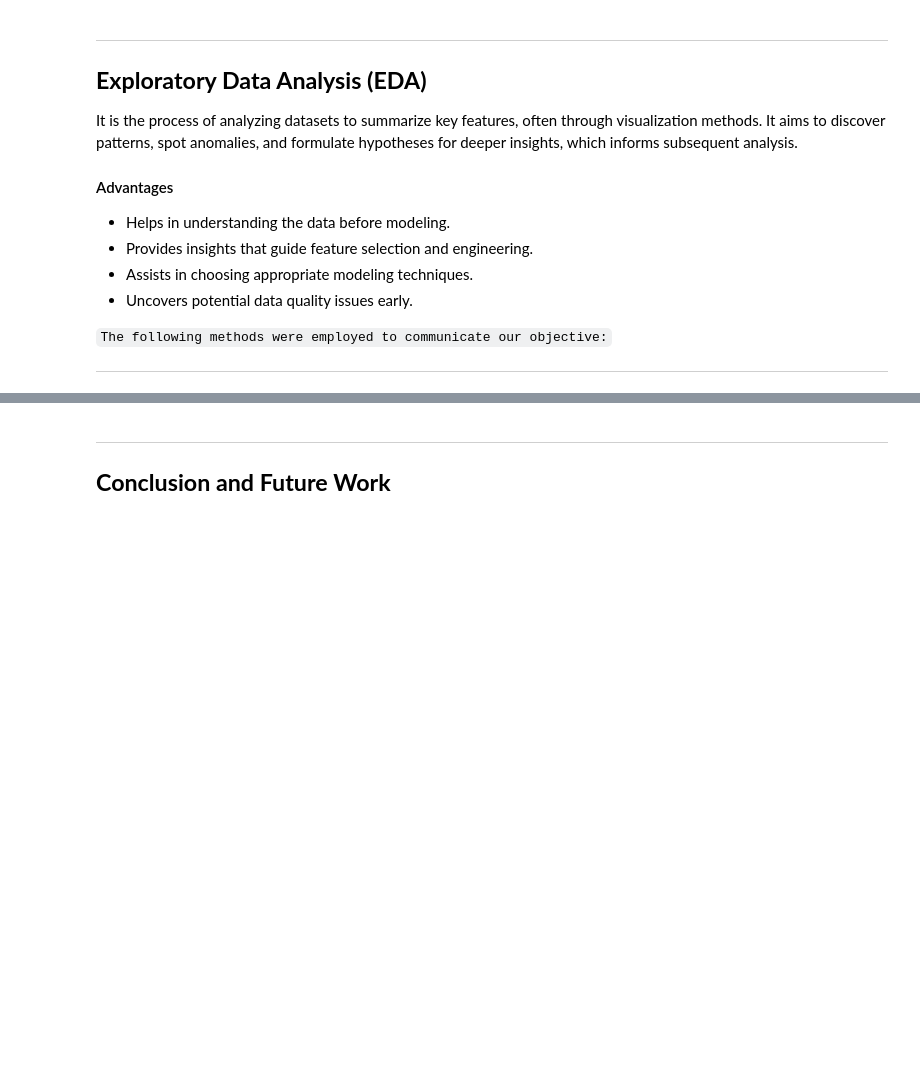
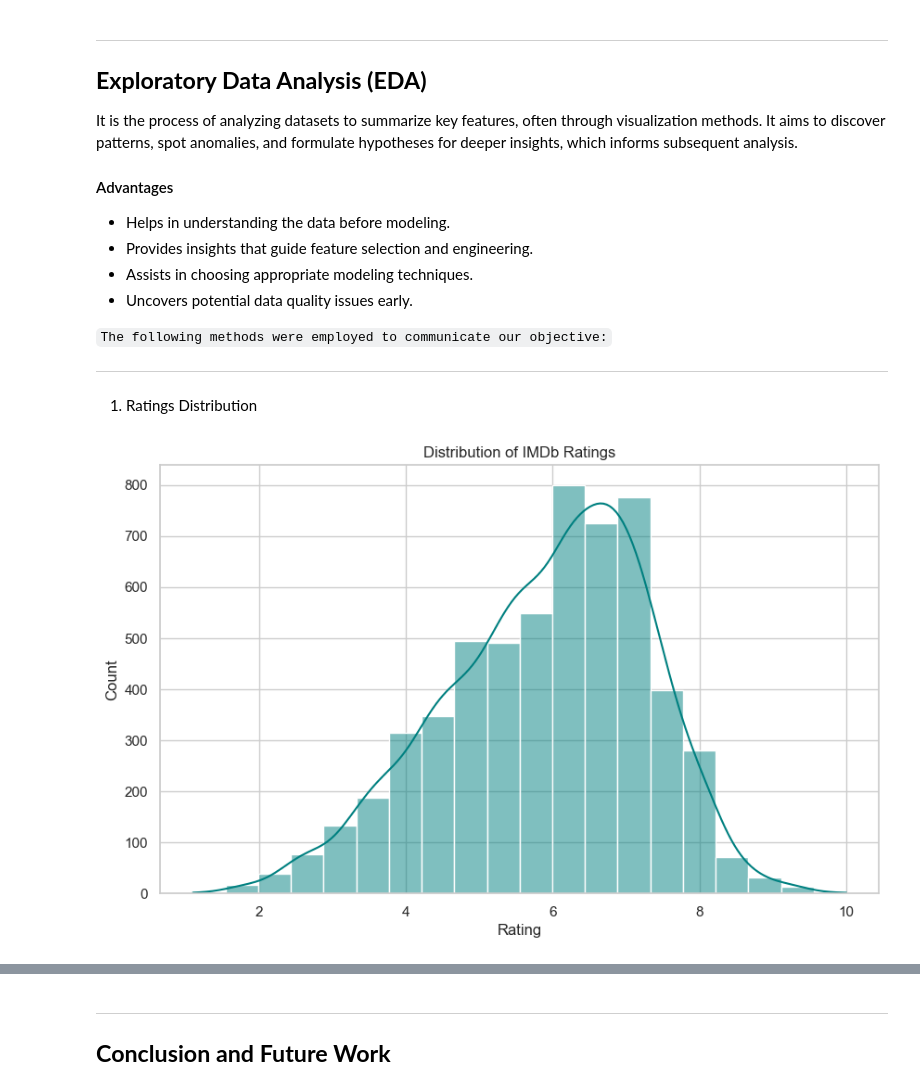
Before and after one commit to NoziphoNdebele/2025_Data_Science_Projects, a Jupyter notebook: MOVIE_RATING_PREDICTION_WITH_PYTHON/MOVIE_RATING_PREDICTION_WITH_PYTHON.ipynb, the cells around one changed output, grey strips where cells are left out. Cells and saved outputs as stored; diff of their text form; code cells hidden in the pictures; blank space fills up the shorter version.

Commit message:
updated data cleaned and added EDA

```diff
--- a/MOVIE_RATING_PREDICTION_WITH_PYTHON/MOVIE_RATING_PREDICTION_WITH_PYTHON.ipynb
+++ b/MOVIE_RATING_PREDICTION_WITH_PYTHON/MOVIE_RATING_PREDICTION_WITH_PYTHON.ipynb
@@ -297,0 +321,3 @@ After examining the dataset, missing values were identified in some  columns. Al
+# %%
+df_cleaned['Votes'] = df_cleaned['Votes'].str.replace(',', '')
+df_cleaned['Votes'] = pd.to_numeric(df_cleaned['Votes'], errors='coerce')
@@ -297,0 +327,4 @@ After examining the dataset, missing values were identified in some  columns. Al
+# %%
+df_cleaned.dropna(subset=['Year', 'Duration', 'Votes', 'Genre', 'Director', 'Actor 1'], inplace=True)
+df_cleaned.reset_index(drop=True, inplace=True)
+print(f"Final cleaned shape: {df_cleaned.shape}")
@@ -297,0 +333,2 @@ After examining the dataset, missing values were identified in some  columns. Al
+# %%
+df_copy = df_cleaned
@@ -326,3 +367,3 @@ def drop_missing_values(df):
 # %%
-# Call the function
-df_copy = drop_missing_values(df_copy)
+# # Call the function
+# df_copy = drop_missing_values(df_copy)
@@ -408,3 +454,13 @@ It is the process of analyzing datasets to summarize key features, often through
 
 
 ---
+# %% [markdown]
+1.  Ratings Distribution
+# %%
+sns.histplot(df_copy['Rating'], bins=20, kde=True, color='teal')
+plt.title('Distribution of IMDb Ratings')
+plt.xlabel('Rating')
+plt.ylabel('Count')
+plt.show()
+# %% [output]
+[figure, added]
```
Also changed, not shown: parts of 21 cells of this notebook, 1 other file.
